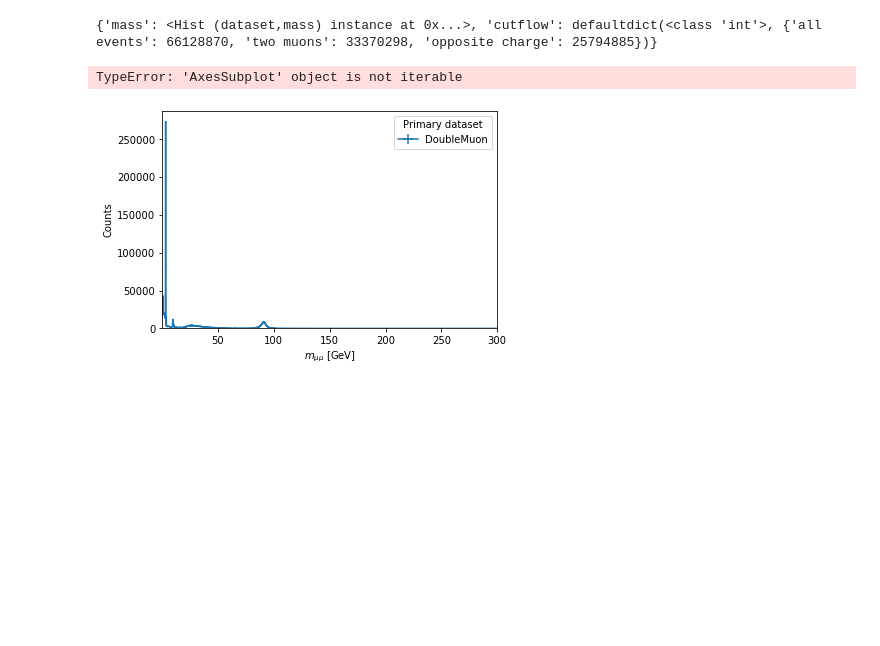
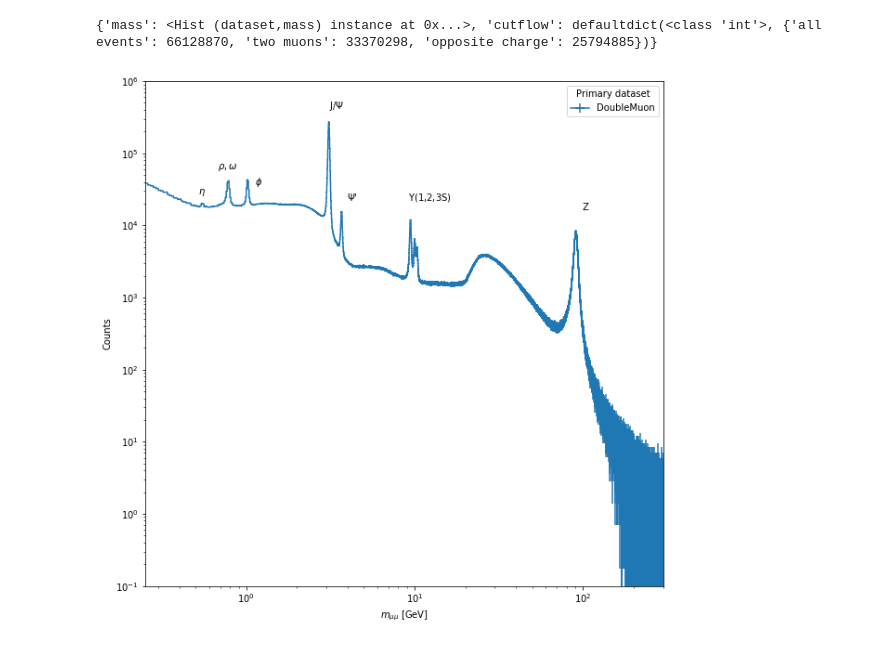
Before and after one commit to prasanthkothuri/swan-spark-notebooks, a Jupyter notebook: spark-laurelin.ipynb, the cells around one changed output. Cells and saved outputs as stored; diff of their text form; code cells hidden in the pictures; blank space fills up the shorter version.

Commit message:
adapt to latest coffea.hist

```diff
--- a/spark-laurelin.ipynb
+++ b/spark-laurelin.ipynb
@@ -133,25 +133,24 @@ print(output)
 # %% [output]
 {'mass': <Hist (dataset,mass) instance at 0x...>, 'cutflow': defaultdict(<class 'int'>, {'all events': 66128870, 'two muons': 33370298, 'opposite charge': 25794885})}
 # %%
-fig, ax, _ = hist.plot1d(output['mass'], overlay='dataset')
+ax = hist.plot1d(output['mass'], overlay='dataset')
 ax.set_xscale('log')
 ax.set_yscale('log')
 ax.set_ylim(0.1, 1e6)
 
 import matplotlib.pyplot as plt
-fig.set_size_inches(10,10)
+ax.figure.set_size_inches(10,10)
 txt_opts = {'horizontalalignment': 'center',
             'verticalalignment': 'center',
             'transform': ax.transAxes}
 plt.text(0.85, 0.75, 'Z', **txt_opts)
 plt.text(0.55, 0.77, r"$\Upsilon$(1,2,3S)", **txt_opts)
 plt.text(0.37, 0.95, r"J/$\Psi$", **txt_opts)
 plt.text(0.40, 0.77, r"$\Psi$'", **txt_opts)
 plt.text(0.22, 0.80, r"$\phi$", **txt_opts)
 plt.text(0.16, 0.83, r"$\rho,\omega$", **txt_opts)
 plt.text(0.11, 0.78, r"$\eta$", **txt_opts);
 # %% [output]
-TypeError: 'AxesSubplot' object is not iterable
-[figure, old version]
+[figure, new version]
 # %%
 print("Events/s:", output['cutflow']['all events']/elapsed)
```
Also changed, not shown: parts of 1 cell of this notebook.
